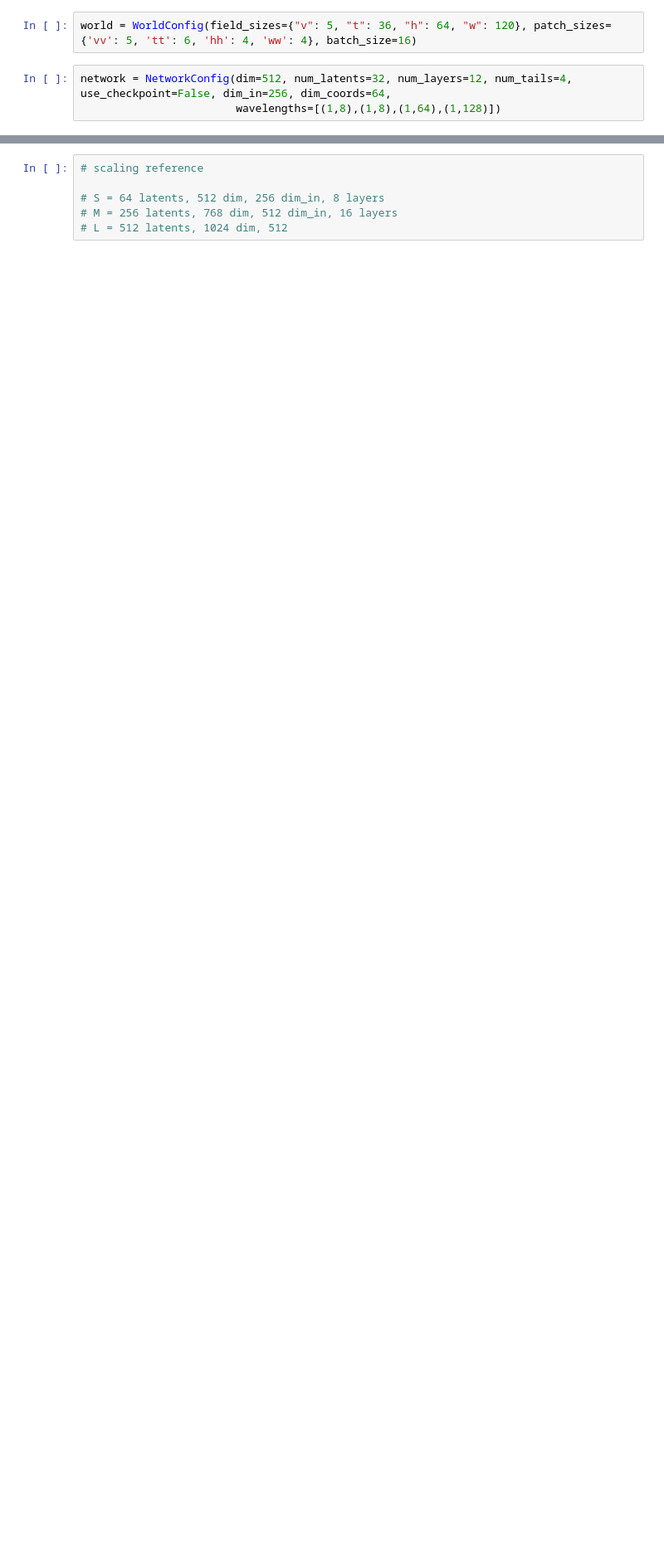
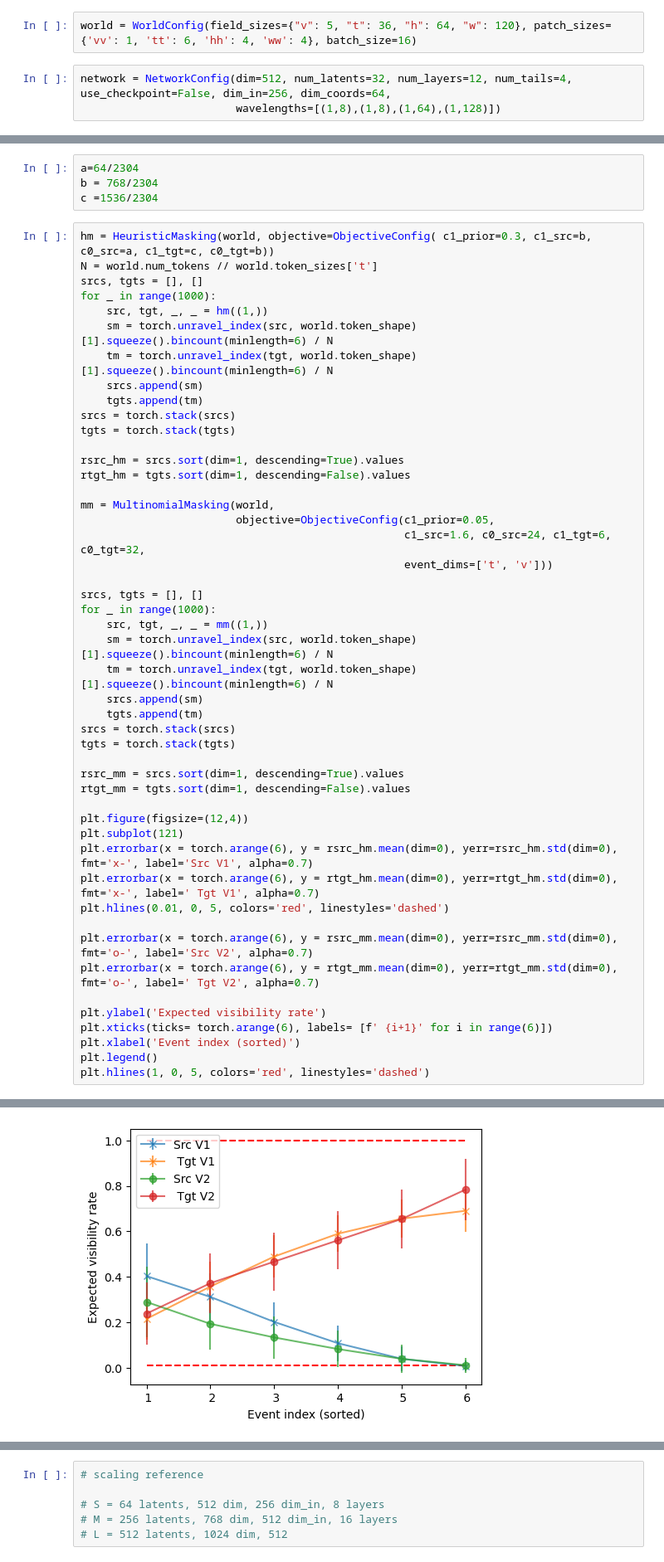
Before and after one commit to jthuemmel/thesis, a Jupyter notebook: simplify.ipynb, the cells around one changed output, grey strips where cells are left out. Shown at 83% size. Saved outputs shown, nothing was run; the diff lists cells and outputs as text; blank space fills up the shorter version.

```diff
--- a/simplify.ipynb
+++ b/simplify.ipynb
@@ -14,7 +14,7 @@ import itertools
 # %%
 import matplotlib.pyplot as plt
 # %%
-world = WorldConfig(field_sizes={"v": 5, "t": 36, "h": 64, "w": 120}, patch_sizes={'vv': 5, 'tt': 6, 'hh': 4, 'ww': 4}, batch_size=16)
+world = WorldConfig(field_sizes={"v": 5, "t": 36, "h": 64, "w": 120}, patch_sizes={'vv': 1, 'tt': 6, 'hh': 4, 'ww': 4}, batch_size=16)
 # %%
 network = NetworkConfig(dim=512, num_latents=32, num_layers=12, num_tails=4, use_checkpoint=False, dim_in=256, dim_coords=64,
                         wavelengths=[(1,8),(1,8),(1,64),(1,128)])
@@ -26,0 +114,53 @@ model = EinMask(network=network, world=world)
+# %%
+a=64/2304
+b = 768/2304
+c =1536/2304
+# %%
+hm = HeuristicMasking(world, objective=ObjectiveConfig( c1_prior=0.3, c1_src=b, c0_src=a, c1_tgt=c, c0_tgt=b))
+N = world.num_tokens // world.token_sizes['t']
+srcs, tgts = [], []
+for _ in range(1000):
+    src, tgt, _, _ = hm((1,))
+    sm = torch.unravel_index(src, world.token_shape)[1].squeeze().bincount(minlength=6) / N
+    tm = torch.unravel_index(tgt, world.token_shape)[1].squeeze().bincount(minlength=6) / N
+    srcs.append(sm)
+    tgts.append(tm)
+srcs = torch.stack(srcs)
+tgts = torch.stack(tgts)
+
+rsrc_hm = srcs.sort(dim=1, descending=True).values
+rtgt_hm = tgts.sort(dim=1, descending=False).values
+
+mm = MultinomialMasking(world,
+                        objective=ObjectiveConfig(c1_prior=0.05,
+                                                  c1_src=1.6, c0_src=24, c1_tgt=6, c0_tgt=32,
+                                                  event_dims=['t', 'v']))
+
+srcs, tgts = [], []
+for _ in range(1000):
+    src, tgt, _, _ = mm((1,))
+    sm = torch.unravel_index(src, world.token_shape)[1].squeeze().bincount(minlength=6) / N
+    tm = torch.unravel_index(tgt, world.token_shape)[1].squeeze().bincount(minlength=6) / N
+    srcs.append(sm)
+    tgts.append(tm)
+srcs = torch.stack(srcs)
+tgts = torch.stack(tgts)
+
+rsrc_mm = srcs.sort(dim=1, descending=True).values
+rtgt_mm = tgts.sort(dim=1, descending=False).values
+
+plt.figure(figsize=(12,4))
+plt.subplot(121)
+plt.errorbar(x = torch.arange(6), y = rsrc_hm.mean(dim=0), yerr=rsrc_hm.std(dim=0), fmt='x-', label='Src V1', alpha=0.7)
+plt.errorbar(x = torch.arange(6), y = rtgt_hm.mean(dim=0), yerr=rtgt_hm.std(dim=0), fmt='x-', label=' Tgt V1', alpha=0.7)
+plt.hlines(0.01, 0, 5, colors='red', linestyles='dashed')
+
+plt.errorbar(x = torch.arange(6), y = rsrc_mm.mean(dim=0), yerr=rsrc_mm.std(dim=0), fmt='o-', label='Src V2', alpha=0.7)
+plt.errorbar(x = torch.arange(6), y = rtgt_mm.mean(dim=0), yerr=rtgt_mm.std(dim=0), fmt='o-', label=' Tgt V2', alpha=0.7)
+
+plt.ylabel('Expected visibility rate')
+plt.xticks(ticks= torch.arange(6), labels= [f' {i+1}' for i in range(6)])
+plt.xlabel('Event index (sorted)')
+plt.legend()
+plt.hlines(1, 0, 5, colors='red', linestyles='dashed')
+# %% [output]
@@ -26,0 +168 @@ model = EinMask(network=network, world=world)
+[figure, added]
```
Also changed, not shown: parts of 11 cells of this notebook, 5 other files.
